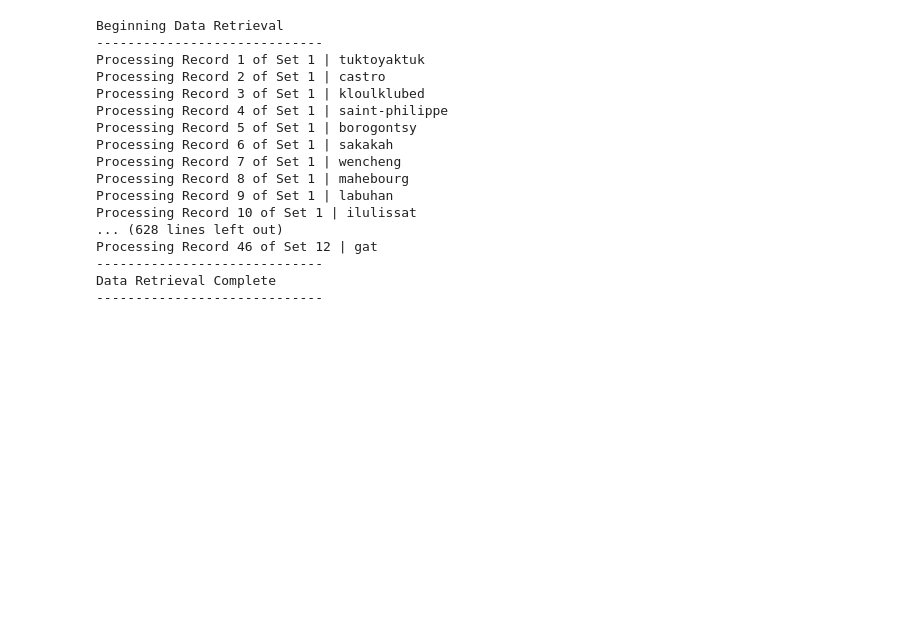
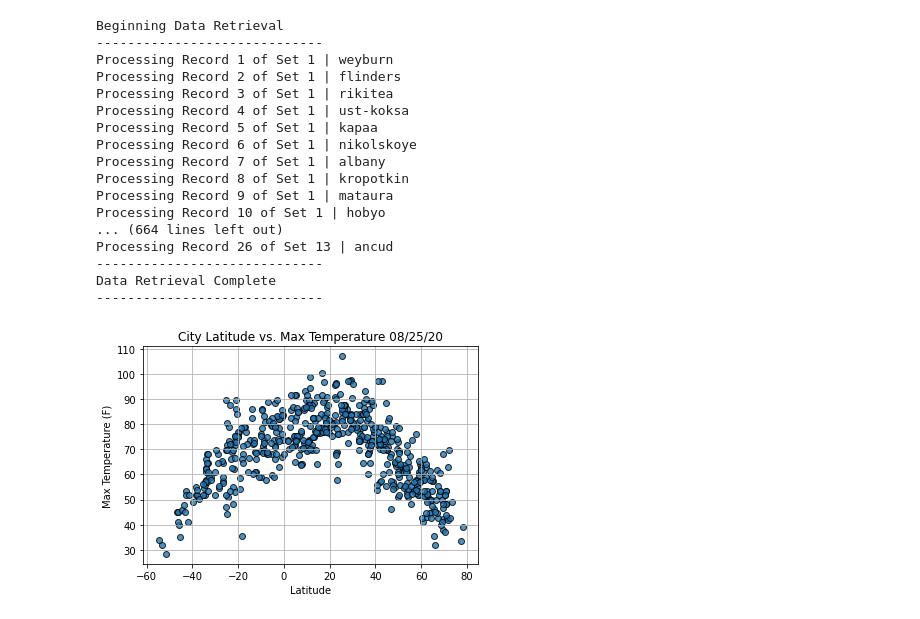
Before and after one commit to soudersmax/world_weather_analysis, a Jupyter notebook: WeatherPy.ipynb, the cells around one changed output. Cells and saved outputs as stored; diff of their text form; code cells hidden in the pictures; blank space fills up the shorter version.

Commit message:
Created latitude vs weather plots, deleted test .gitignore

```diff
--- a/WeatherPy.ipynb
+++ b/WeatherPy.ipynb
@@ -33,4 +31,8 @@ url = "http://api.openweathermap.org/data/2.5/weather?units=Imperial&APPID=" + w
 # %%
+## Calling the API and Parsing JSON Data
+# Starting URL for Weather Map API Call.
+url = "http://api.openweathermap.org/data/2.5/weather?units=Imperial&APPID=" + weather_api_key
+
 # Create an empty list to hold the weather data.
 city_data = []
 
@@ -95,18 +97,18 @@ print("-----------------------------")
 # %% [output]
 Beginning Data Retrieval
 -----------------------------
-Processing Record 1 of Set 1 | tuktoyaktuk
-Processing Record 2 of Set 1 | castro
-Processing Record 3 of Set 1 | kloulklubed
-Processing Record 4 of Set 1 | saint-philippe
-Processing Record 5 of Set 1 | borogontsy
-Processing Record 6 of Set 1 | sakakah
-Processing Record 7 of Set 1 | wencheng
-Processing Record 8 of Set 1 | mahebourg
-Processing Record 9 of Set 1 | labuhan
-Processing Record 10 of Set 1 | ilulissat
-... (628 lines left out)
-Processing Record 46 of Set 12 | gat
+Processing Record 1 of Set 1 | weyburn
+Processing Record 2 of Set 1 | flinders
+Processing Record 3 of Set 1 | rikitea
+Processing Record 4 of Set 1 | ust-koksa
+Processing Record 5 of Set 1 | kapaa
+Processing Record 6 of Set 1 | nikolskoye
+Processing Record 7 of Set 1 | albany
+Processing Record 8 of Set 1 | kropotkin
+Processing Record 9 of Set 1 | mataura
+Processing Record 10 of Set 1 | hobyo
+... (664 lines left out)
+Processing Record 26 of Set 13 | ancud
 -----------------------------
 Data Retrieval Complete
 -----------------------------
@@ -125,0 +128,25 @@ city_data_df.to_csv(output_data_file,index_label="City_ID")
+# %%
+## Visualizations
+# Extract relevant fields from the DataFrame for plotting.
+lats = city_data_df["Lat"]
+max_temps = city_data_df["Max Temp"]
+humidity = city_data_df["Humidity"]
+cloudiness = city_data_df["Cloudiness"]
+wind_speed = city_data_df["Wind Speed"]
+
+# Build the scatter plot for latitude vs. max temperature
+plt.scatter(lats,
+            max_temps,
+            ec="k", linewidth=1, marker="o",
+            alpha=0.8, label="Cities")
+
+# Incorporate other graph properties
+plt.title(f"City Latitude vs. Max Temperature " + time.strftime("%x"))
+plt.ylabel("Max Temperature (F)")
+plt.xlabel("Latitude")
+plt.grid(True)
+
+# Save the figure
+plt.savefig("weather_data/Fig1.png")
+# %% [output]
+[figure, added]
```
Also changed, not shown: parts of 8 cells of this notebook, 6 other files.
